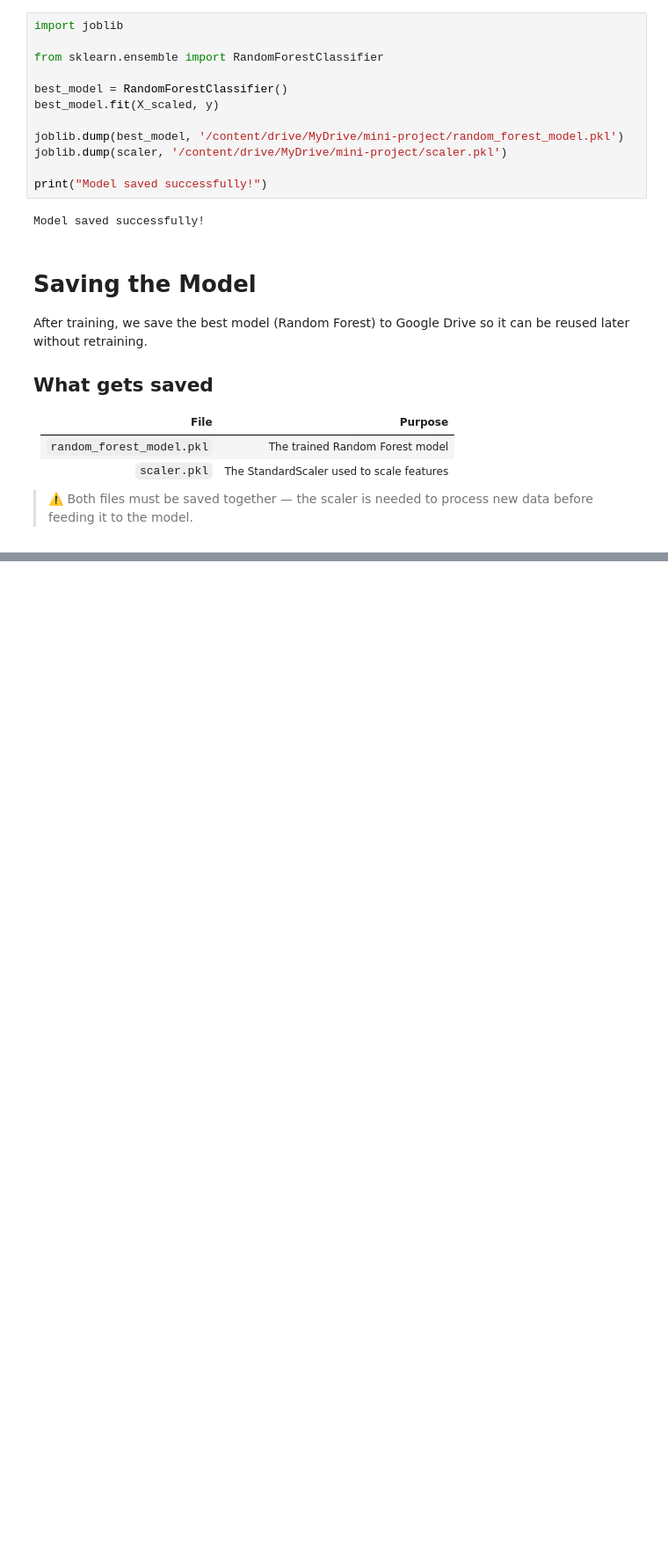
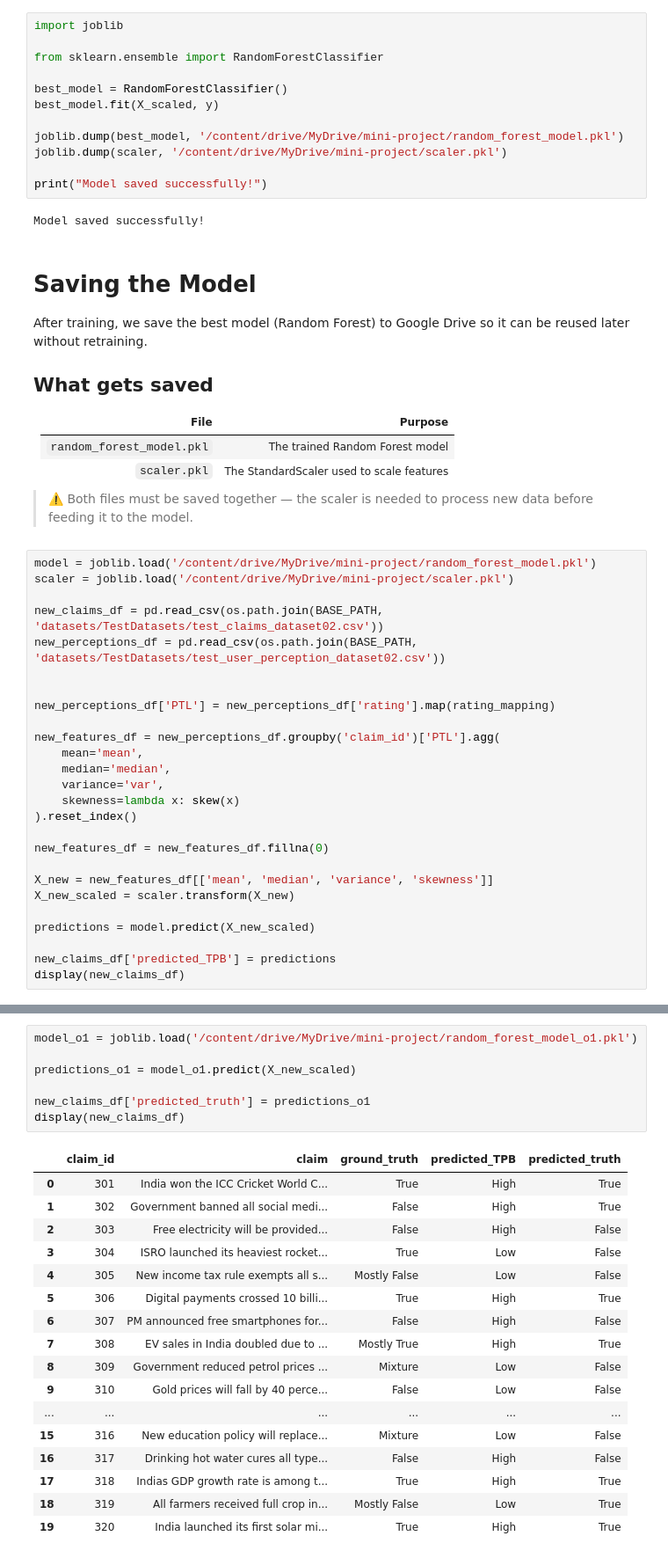
Before and after one commit to GaganDeshbhandari/ml-project, a Jupyter notebook: scripts.ipynb, the cells around one changed output, grey strips where cells are left out. Shown at 88% size. Saved outputs shown, nothing was run; the diff lists cells and outputs as text; blank space fills up the shorter version.

Commit message:
Models are successfully trained and downloaded locally.

```diff
--- a/scripts.ipynb
+++ b/scripts.ipynb
@@ -322,3 +336,29 @@ After training, we save the best model (Random Forest) to Google Drive so it can
 | `scaler.pkl` | The StandardScaler used to scale features |
 
 > ⚠️ Both files must be saved together — the scaler is needed to process new data before feeding it to the model.
+# %%
+model = joblib.load('/content/drive/MyDrive/mini-project/random_forest_model.pkl')
+scaler = joblib.load('/content/drive/MyDrive/mini-project/scaler.pkl')
+
+new_claims_df = pd.read_csv(os.path.join(BASE_PATH, 'datasets/TestDatasets/test_claims_dataset02.csv'))
+new_perceptions_df = pd.read_csv(os.path.join(BASE_PATH, 'datasets/TestDatasets/test_user_perception_dataset02.csv'))
+
+
+new_perceptions_df['PTL'] = new_perceptions_df['rating'].map(rating_mapping)
+
+new_features_df = new_perceptions_df.groupby('claim_id')['PTL'].agg(
+    mean='mean',
+    median='median',
+    variance='var',
+    skewness=lambda x: skew(x)
+).reset_index()
+
+new_features_df = new_features_df.fillna(0)
+
+X_new = new_features_df[['mean', 'median', 'variance', 'skewness']]
+X_new_scaled = scaler.transform(X_new)
+
+predictions = model.predict(X_new_scaled)
+
+new_claims_df['predicted_TPB'] = predictions
+display(new_claims_df)
@@ -324,0 +477,25 @@ After training, we save the best model (Random Forest) to Google Drive so it can
+# %%
+model_o1 = joblib.load('/content/drive/MyDrive/mini-project/random_forest_model_o1.pkl')
+
+predictions_o1 = model_o1.predict(X_new_scaled)
+
+new_claims_df['predicted_truth'] = predictions_o1
+display(new_claims_df)
+# %% [output]
+|  | claim_id | claim | ground_truth | predicted_TPB | predicted_truth |
+| 0 | 301 | India won the ICC Cricket World C... | True | High | True |
+| 1 | 302 | Government banned all social medi... | False | High | True |
+| 2 | 303 | Free electricity will be provided... | False | High | False |
+| 3 | 304 | ISRO launched its heaviest rocket... | True | Low | False |
+| 4 | 305 | New income tax rule exempts all s... | Mostly False | Low | False |
+| 5 | 306 | Digital payments crossed 10 billi... | True | High | True |
+| 6 | 307 | PM announced free smartphones for... | False | High | False |
+| 7 | 308 | EV sales in India doubled due to ... | Mostly True | High | True |
+| 8 | 309 | Government reduced petrol prices ... | Mixture | Low | False |
+| 9 | 310 | Gold prices will fall by 40 perce... | False | Low | False |
+| ... | ... | ... | ... | ... | ... |
+| 15 | 316 | New education policy will replace... | Mixture | Low | False |
+| 16 | 317 | Drinking hot water cures all type... | False | High | False |
+| 17 | 318 | Indias GDP growth rate is among t... | True | High | True |
+| 18 | 319 | All farmers received full crop in... | Mostly False | Low | True |
+| 19 | 320 | India launched its first solar mi... | True | High | True |
```
Also changed, not shown: parts of 22 cells of this notebook.
